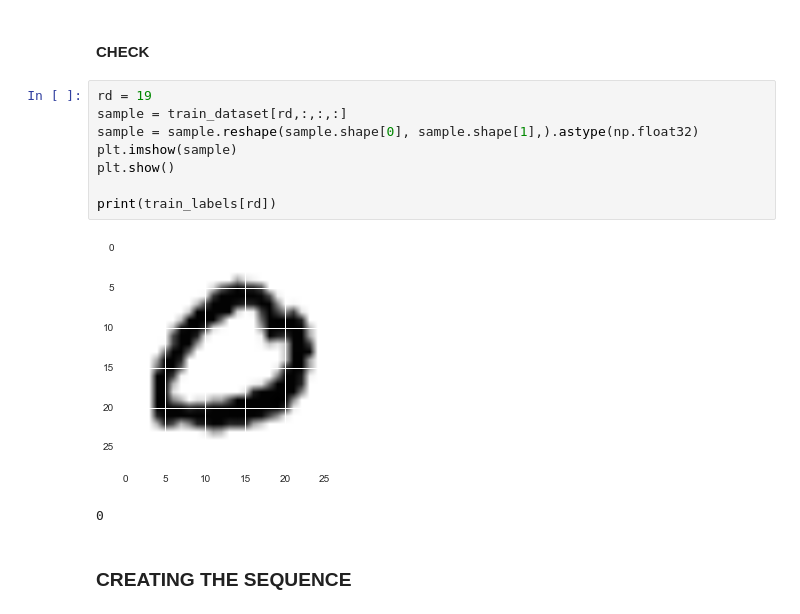
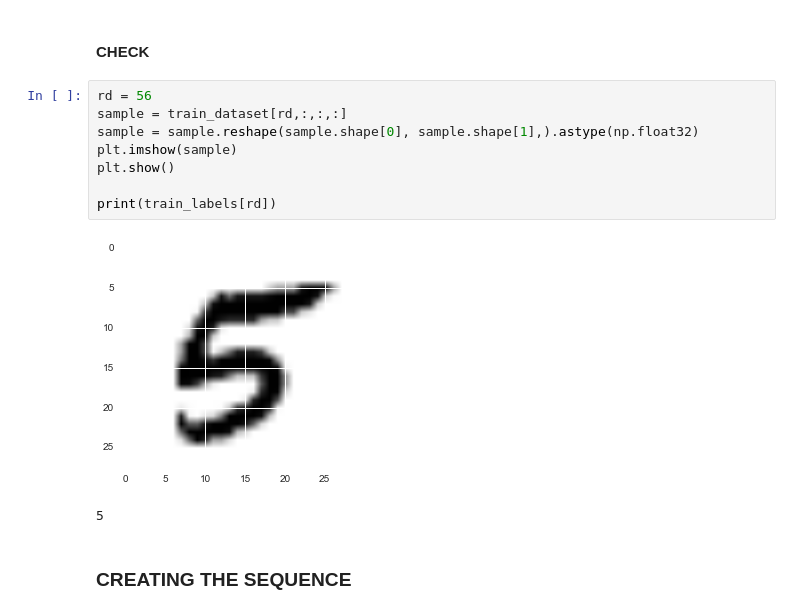
Before and after one commit to archelogos/sequence-detector, a Jupyter notebook: capstone_project/multi_digit_MNIST.ipynb, the cells around one changed output. Saved outputs shown, nothing was run; the diff lists cells and outputs as text.

```diff
--- a/capstone_project/multi_digit_MNIST.ipynb
+++ b/capstone_project/multi_digit_MNIST.ipynb
@@ -152,16 +152,16 @@ Test set (10000, 28, 28, 1) (10000,)
 # %% [markdown]
 #### CHECK
 # %%
-rd = 19
+rd = 56
 sample = train_dataset[rd,:,:,:]
 sample = sample.reshape(sample.shape[0], sample.shape[1],).astype(np.float32)
 plt.imshow(sample)
 plt.show()
 
 print(train_labels[rd])
 # %% [output]
-[figure, old version]
+[figure, new version]
-0
+5
 # %% [markdown]
 ### CREATING THE SEQUENCE
 # %%
```
Also changed, not shown: parts of 4 cells of this notebook, 4 other files.
